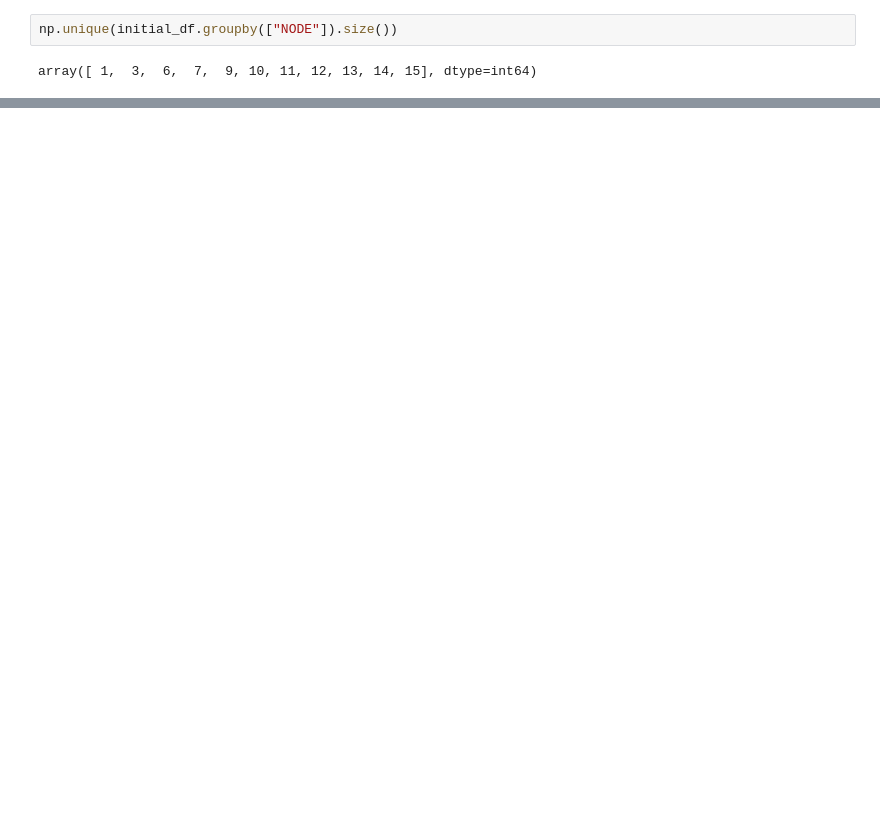
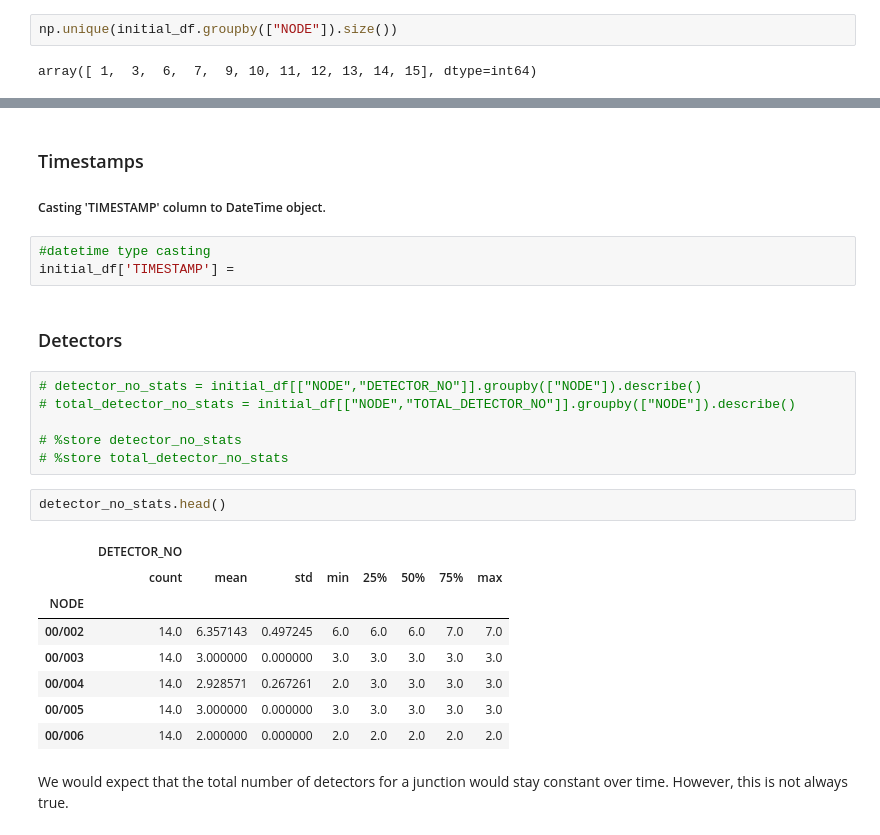
Before and after one commit to dssg/air_pollution_estimation, a Jupyter notebook: notebooks/20190611_CW_explore_TIMS.ipynb, the cells around one changed output, grey strips where cells are left out. Saved outputs shown, nothing was run; the diff lists cells and outputs as text; blank space fills up the shorter version.

```diff
--- a/notebooks/20190611_CW_explore_TIMS.ipynb
+++ b/notebooks/20190611_CW_explore_TIMS.ipynb
@@ -223,0 +246,27 @@ for row in csv.DictReader(lines):
+# %% [markdown]
+### Timestamps
+##### Casting 'TIMESTAMP' column to DateTime object.
+# %%
+#datetime type casting
+initial_df['TIMESTAMP'] =
+# %% [markdown]
+### Detectors
+# %%
+# detector_no_stats = initial_df[["NODE","DETECTOR_NO"]].groupby(["NODE"]).describe()
+# total_detector_no_stats = initial_df[["NODE","TOTAL_DETECTOR_NO"]].groupby(["NODE"]).describe()
+
+# %store detector_no_stats
+# %store total_detector_no_stats
+# %%
+detector_no_stats.head()
+# %% [output]
+|  | DETECTOR_NO |  |  |  |  |  |  |  |
+|  | count | mean | std | min | 25% | 50% | 75% | max |
+| NODE |  |  |  |  |  |  |  |  |
+| 00/002 | 14.0 | 6.357143 | 0.497245 | 6.0 | 6.0 | 6.0 | 7.0 | 7.0 |
+| 00/003 | 14.0 | 3.000000 | 0.000000 | 3.0 | 3.0 | 3.0 | 3.0 | 3.0 |
+| 00/004 | 14.0 | 2.928571 | 0.267261 | 2.0 | 3.0 | 3.0 | 3.0 | 3.0 |
+| 00/005 | 14.0 | 3.000000 | 0.000000 | 3.0 | 3.0 | 3.0 | 3.0 | 3.0 |
+| 00/006 | 14.0 | 2.000000 | 0.000000 | 2.0 | 2.0 | 2.0 | 2.0 | 2.0 |
+# %% [markdown]
+We would expect that the total number of detectors for a junction would stay constant over time. However, this is not always true.
```
Also changed, not shown: parts of 21 cells of this notebook.
